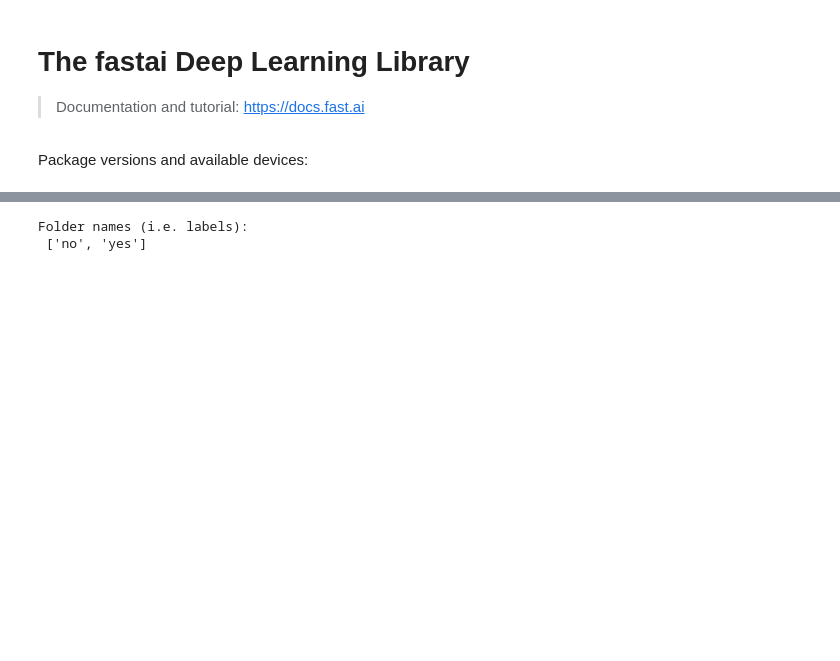
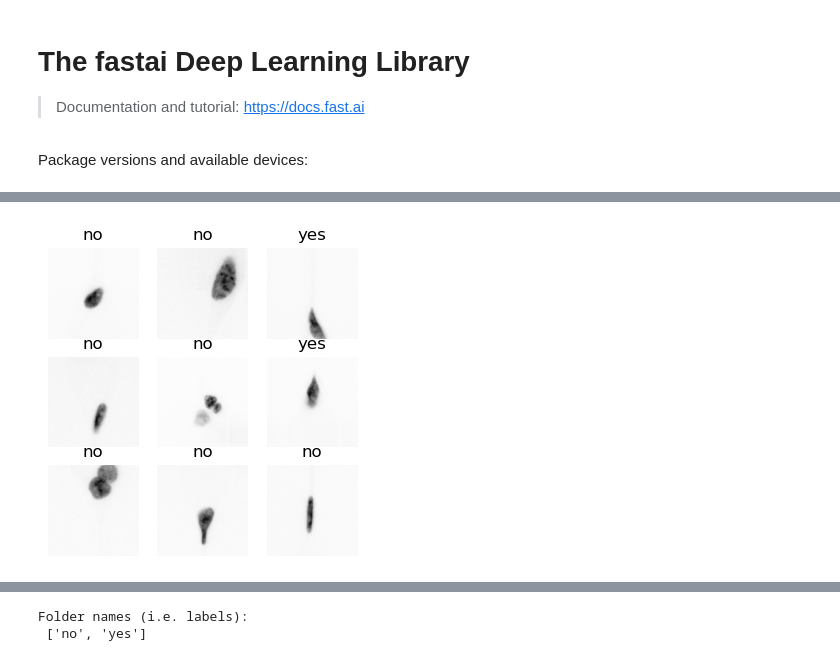
Before and after one commit to mshagirov/cell-migration-code, a Jupyter notebook: 0_fastai_info.ipynb, the cells around one changed output, grey strips where cells are left out. Cells and saved outputs as stored; diff of their text form; code cells hidden in the pictures; blank space fills up the shorter version.

```diff
--- a/0_fastai_info.ipynb
+++ b/0_fastai_info.ipynb
@@ -26,2 +41,41 @@ from pathlib import Path
 # %%
-data_path = Path('/mnt/mbi/images/micros/murat/dataDIR/maria_21072023/')
+#
+# data_path = Path('/mnt/mbi/images/micros/murat/dataDIR/maria_21072023/')
+data_path = Path('../../dataDIR/maria_21072023/')
+# %%
+import skimage.io
+
+def imread2pil(fpath):
+    '''
+    read the middle frame and convert to PIL image.
+
+    Image files should contain 3 channels.
+    '''
+    # use print to test datasets:
+    # print(fpath)
+
+    im = skimage.io.imread(str(fpath))
+
+    # assuming images have 3 channels:
+    if im.ndim<4:
+        im = im[np.newaxis,...]
+
+    # later need to add separate normalization for each channel,
+    # now using only 2nd ch:CH1 of CH:0-2
+    im = np.uint8( 255 * (im/im[:,:,:,1].max()) )
+
+    frame_id = im.shape[0]//2
+    return PILImage.create(im[frame_id][:,:,1])
+# %%
+cell_dataset = DataBlock(blocks=(ImageBlock(cls=PILImageBW), CategoryBlock),
+                         get_items=get_image_files,
+                         splitter=RandomSplitter(seed=42),
+                         get_x=imread2pil,
+                         get_y=parent_label,
+                         item_tfms = Resize(224)
+                        )
+# %%
+dls = cell_dataset.dataloaders(data_path)
+dls.show_batch(max_n=9, figsize=(4,4))
+# %% [output]
+[figure, added]
```
Also changed, not shown: parts of 29 cells of this notebook, 2 other files.
